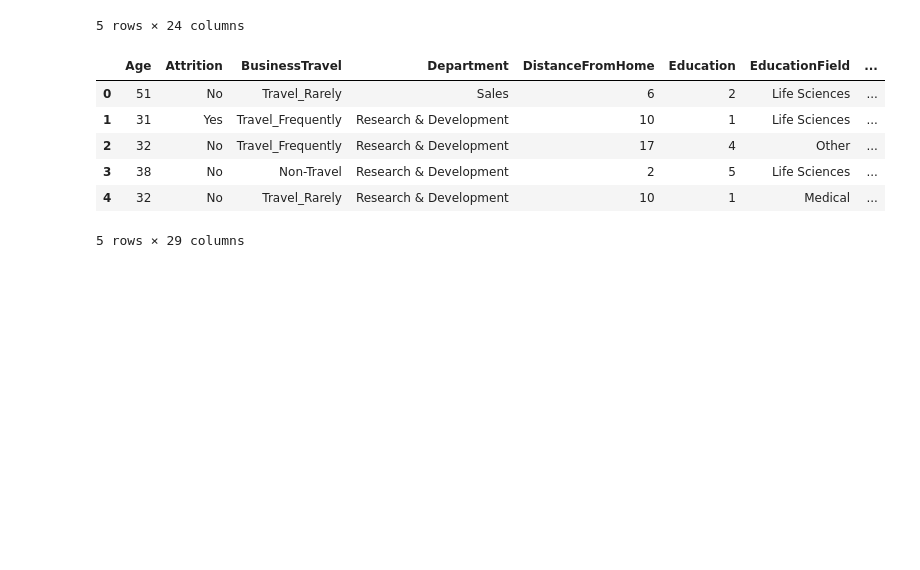
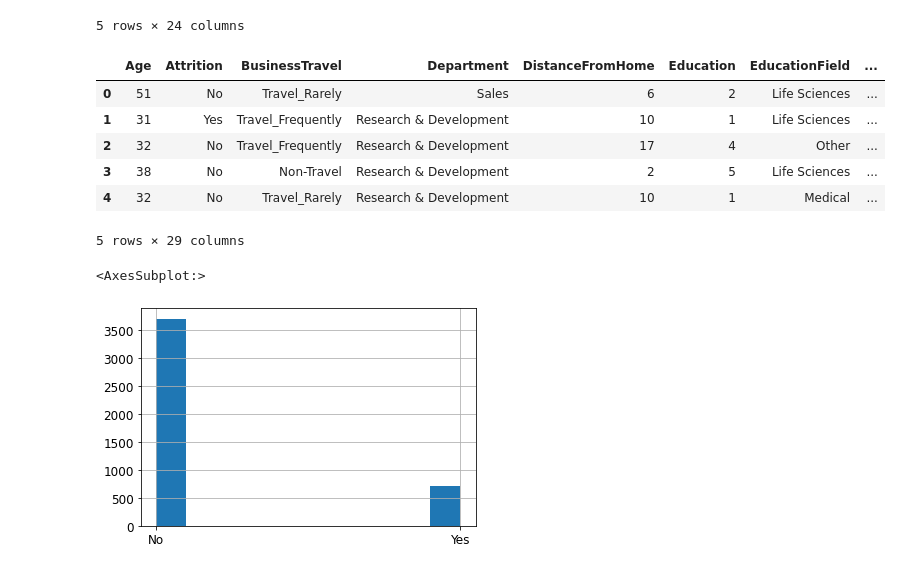
Before and after one commit to KindPixel/Projet-IA, a Jupyter notebook: ProjetIA.ipynb, the cells around one changed output. Saved outputs shown, nothing was run; the diff lists cells and outputs as text; code cells hidden in the pictures; blank space fills up the shorter version.

```diff
--- a/ProjetIA.ipynb
+++ b/ProjetIA.ipynb
@@ -56,7 +56,8 @@ pd.DataFrame.head(general_set, 5)
 | 4 | 32 | No | Travel_Rarely | Research & Development | 10 | 1 | Medical | ... |
 5 rows × 24 columns
 # %%
-dataset = general_set.merge(employee_set.merge(manager_set, on="EmployeeID"), on="EmployeeID")
+dataset_merge = general_set.merge(employee_set.merge(manager_set, on="EmployeeID"), on="EmployeeID")
+dataset = dataset_merge.copy()
 pd.DataFrame.head(dataset, 5)
 # %% [output]
 |  | Age | Attrition | BusinessTravel | Department | DistanceFromHome | Education | EducationField | ... |
@@ -66,3 +67,9 @@ pd.DataFrame.head(dataset, 5)
 | 3 | 38 | No | Non-Travel | Research & Development | 2 | 5 | Life Sciences | ... |
 | 4 | 32 | No | Travel_Rarely | Research & Development | 10 | 1 | Medical | ... |
 5 rows × 29 columns
+# %%
+#Affichage du nb d'individus ayant quitté ou non l'entreprise
+dataset["Attrition"].hist()
+# %% [output]
+<AxesSubplot:>
+[figure, added]
```
Also changed, not shown: parts of 4 cells of this notebook, 1 other file.
